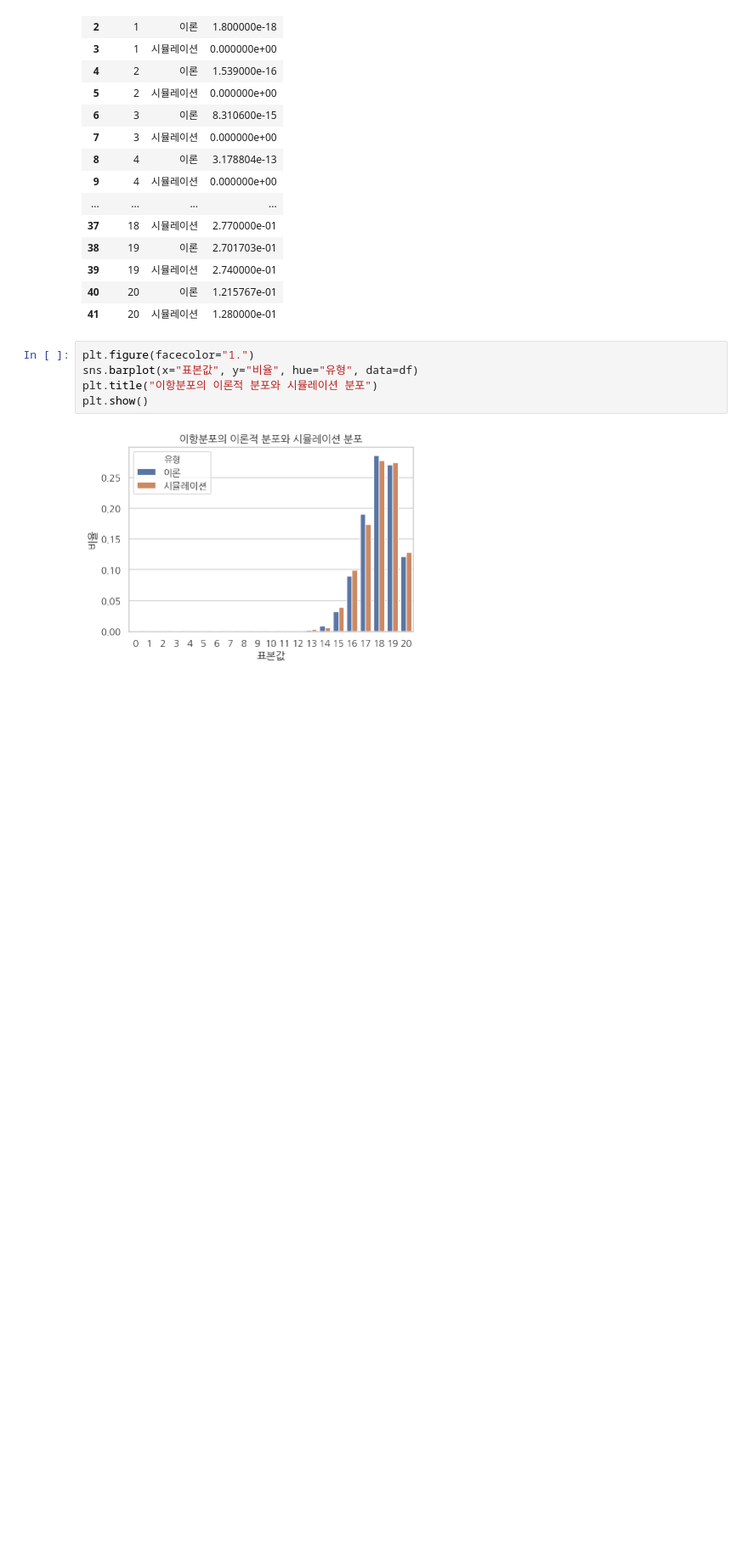
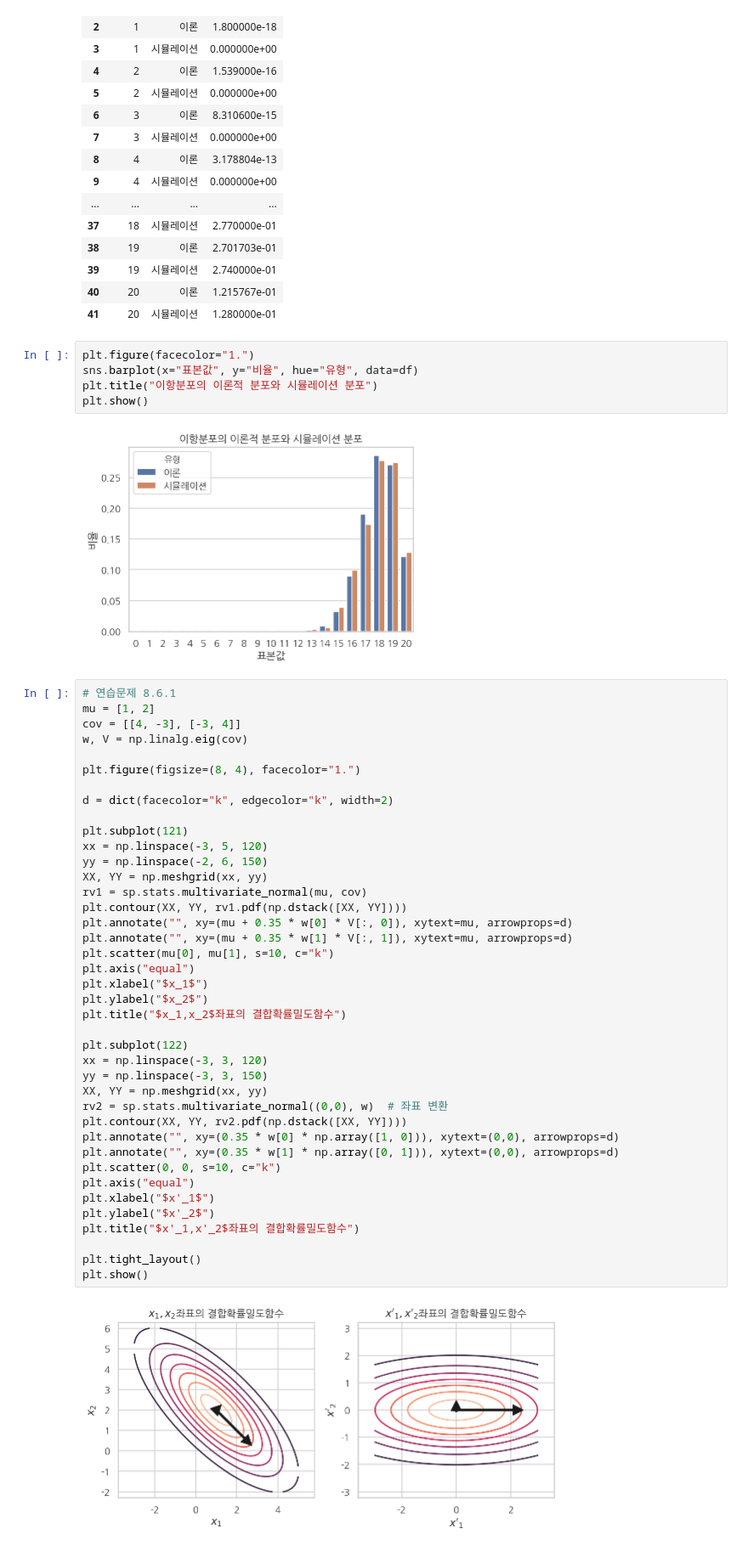
Before and after one commit to whguswls58/TIL, a Jupyter notebook: math/200509_mathclass.ipynb, the cells around one changed output. Shown: that part at 85% size. Saved outputs shown, nothing was run; the diff lists cells and outputs as text; blank space fills up the shorter version.

Commit message:
feat: draw graph multivariate normal distribution 연습문제 8.6.1

```diff
--- a/math/200509_mathclass.ipynb
+++ b/math/200509_mathclass.ipynb
@@ -107,3 +107,45 @@ plt.title("이항분포의 이론적 분포와 시뮬레이션 분포")
 plt.show()
 # %% [output]
 [figure]
+# %%
+# 연습문제 8.6.1
+mu = [1, 2]
+cov = [[4, -3], [-3, 4]]
+w, V = np.linalg.eig(cov)
+
+plt.figure(figsize=(8, 4), facecolor="1.")
+
+d = dict(facecolor="k", edgecolor="k", width=2)
+
+plt.subplot(121)
+xx = np.linspace(-3, 5, 120)
+yy = np.linspace(-2, 6, 150)
+XX, YY = np.meshgrid(xx, yy)
+rv1 = sp.stats.multivariate_normal(mu, cov)
+plt.contour(XX, YY, rv1.pdf(np.dstack([XX, YY])))
+plt.annotate("", xy=(mu + 0.35 * w[0] * V[:, 0]), xytext=mu, arrowprops=d)
+plt.annotate("", xy=(mu + 0.35 * w[1] * V[:, 1]), xytext=mu, arrowprops=d)
+plt.scatter(mu[0], mu[1], s=10, c="k")
+plt.axis("equal")
+plt.xlabel("$x_1$")
+plt.ylabel("$x_2$")
+plt.title("$x_1,x_2$좌표의 결합확률밀도함수")
+
+plt.subplot(122)
+xx = np.linspace(-3, 3, 120)
+yy = np.linspace(-3, 3, 150)
+XX, YY = np.meshgrid(xx, yy)
+rv2 = sp.stats.multivariate_normal((0,0), w)  # 좌표 변환
+plt.contour(XX, YY, rv2.pdf(np.dstack([XX, YY])))
+plt.annotate("", xy=(0.35 * w[0] * np.array([1, 0])), xytext=(0,0), arrowprops=d)
+plt.annotate("", xy=(0.35 * w[1] * np.array([0, 1])), xytext=(0,0), arrowprops=d)
+plt.scatter(0, 0, s=10, c="k")
+plt.axis("equal")
+plt.xlabel("$x'_1$")
+plt.ylabel("$x'_2$")
+plt.title("$x'_1,x'_2$좌표의 결합확률밀도함수")
+
+plt.tight_layout()
+plt.show()
+# %% [output]
+[figure, added]
```
